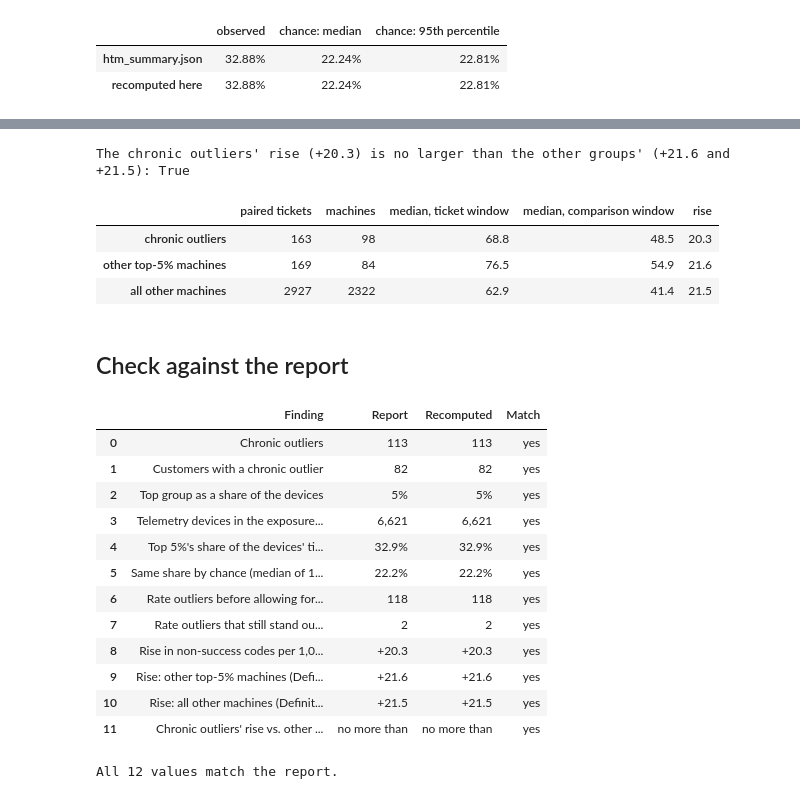
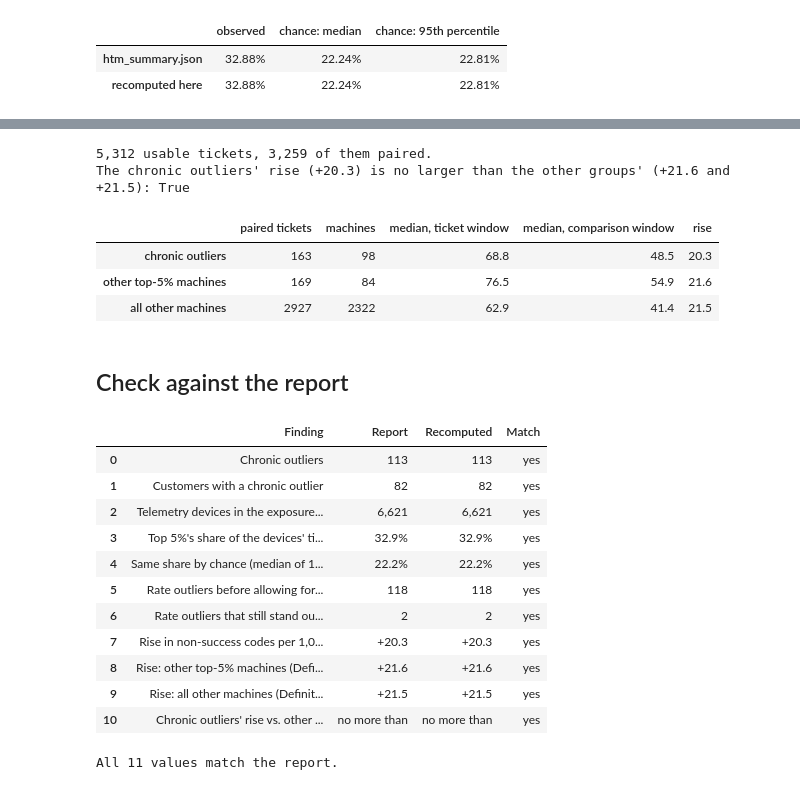
Before and after one commit to zach-yaninek/analytics-lab, a Jupyter notebook: notebooks/02_high_ticket_machines.ipynb, the cells around one changed output, grey strips where cells are left out. Saved outputs shown, nothing was run; the diff lists cells and outputs as text; code cells hidden in the pictures.

```diff
--- a/notebooks/02_high_ticket_machines.ipynb
+++ b/notebooks/02_high_ticket_machines.ipynb
@@ -134,18 +198,16 @@ The script draws every device's tickets 1,000 times from a Poisson distribution
 # %%
 summary = R.read_json(OUT, 'htm_summary.json')
 d4 = summary['D4_concentration']
-chance_median = d4['top5_share_null_median']
-
-# Cross-check. A type's rate is its devices' tickets / months active (types under 100 months share one pooled rate,
-# the rate_group column), and a device's expected tickets are its type's rate x its months active.
-by_type = dev_exp.groupby('rate_group')[['tickets_obs', 'months']].sum()
-expected = (dev_exp.rate_group.map(by_type.tickets_obs / by_type.months) * dev_exp.months).set_axis(dev_exp.machine_id)
-draws = np.random.default_rng(summary['seed']).poisson(expected.reindex(population).to_numpy(),
-                                                       size=(summary['n_sim'], len(population)))
+means = expected.set_axis(dev_exp.machine_id).reindex(population).to_numpy()  # the draws depend on this order
+draws = np.random.default_rng(summary['seed']).poisson(means, size=(summary['n_sim'], n_devices))
 top_draws = -np.sort(-draws, axis=1)[:, :top_k].sum(axis=1) / draws.sum(axis=1)
+chance_median, chance_p95 = float(np.median(top_draws)), float(np.percentile(top_draws, 95))
+ours = {'top5_share_obs': top_share, 'top5_share_null_median': chance_median, 'top5_share_null_p95': chance_p95}
+assert all(round(value, 4) == d4[key] for key, value in ours.items()), \
+    'the observed or simulated shares differ from htm_summary.json'
 pd.DataFrame({'observed': [d4['top5_share_obs'], top_share],
-              'chance: median': [chance_median, np.median(top_draws)],
-              'chance: 95th percentile': [d4['top5_share_null_p95'], np.percentile(top_draws, 95)]},
+              'chance: median': [d4['top5_share_null_median'], chance_median],
+              'chance: 95th percentile': [d4['top5_share_null_p95'], chance_p95]},
              index=['htm_summary.json', 'recomputed here']).map(lambda x: R.pct(x, 2))
 # %% [output]
 |  | observed | chance: median | chance: 95th percentile |
@@ -158,11 +220,20 @@ The negative binomial allows each type's ticket rate to vary between machines. T
 # %%
+fit = pd.DataFrame({'sq': (y - mu) ** 2 - mu, 'e2': mu ** 2}).groupby(rate_group[tested]).sum()
+alpha = rate_group[tested].map((fit.sq / fit.e2).clip(lower=0))
+p_nb = pd.Series([upper_tail(k, m, a) for k, m, a in zip(y, mu, alpha)], index=mu.index)
 q_nb = pd.Series(np.nan, index=dev_exp.index)
-q_nb[tested] = bh(dev_exp.p_nb[tested])
+q_nb[tested] = bh(p_nb)
+assert np.allclose(p_nb, dev_exp.p_nb[tested], rtol=1e-9, atol=0), \
+    "the negative-binomial p-values differ from the script's"
+assert ((q_nb < 0.05) == (dev_exp.q_nb < 0.05)).all(), \
+    'the negative-binomial outliers differ from htm_device_exposure.csv'
 nb_kept = rate_outlier & (q_nb < 0.05)
 n_rate_outliers, n_nb_kept = int(rate_outlier.sum()), int(nb_kept.sum())
+print(f"{len(fit)} rate groups. Our negative-binomial p-values (largest relative difference from the script's: "
+      f"{(p_nb / dev_exp.p_nb[tested] - 1).abs().max():.0e}) and flags match the script's.")
 rows = {'rate outliers (Poisson)': rate_outlier, 'still outliers under the negative binomial': nb_kept}
 pd.DataFrame([{'devices': int(m.sum()), 'tickets': int(dev_exp.tickets_obs[m].sum()),
-               'expected tickets': round(float(dev_exp.expected[m].sum()), 1),
+               'expected tickets': round(float(expected[m].sum()), 1),
                'median months active': float(dev_exp.months[m].median())} for m in rows.values()],
              index=list(rows))
 # %% [output]
@@ -176,5 +250,19 @@ pd.DataFrame([{'devices': int(m.sum()), 'tickets': int(dev_exp.tickets_obs[m].su
 # %%
 pre = R.read_csv(OUT, 'htm_pre_ticket.csv')  # one row per usable unplanned ticket
+
+# The usable and paired tickets, rebuilt from the extract (unplanned is from the cell on the devices)
+usable = unplanned[~unplanned.lookback_truncated & ~unplanned.after_telemetry_end]
+comparison_windows = windows[(windows.window == 'control_minus35d') & windows.case_id.isin(usable.case_id)]
+paired_ids = comparison_windows.case_id[comparison_windows.control_clean.eq(True)
+                                        & ~comparison_windows.lookback_truncated]  # clean and complete windows
+assert pre.case_id.is_unique and set(pre.case_id) == set(usable.case_id), 'htm_pre_ticket.csv is not the usable tickets'
+assert (pre.control_clean_available == pre.case_id.isin(paired_ids)).all(), \
+    'the paired tickets differ from htm_pre_ticket.csv'
+# Each ticket's group, rebuilt from the chronic outliers and the top-5% machines' telemetry devices
+top5_devices = set(machines.telemetry_id[machines.unplanned_tickets >= cut].dropna())
+own_group = np.select([pre.machine_id.isin(chronic.machine_id), pre.machine_id.isin(top5_devices)],
+                      ['chronic', 'workload_outsized'], 'other')
+assert (own_group == pre.group).all(), "htm_pre_ticket.csv's groups differ from the chronic outliers and the top 5%"
 paired = pre[pre.control_clean_available]
 
 
@@ -191,10 +279,12 @@ by_group = (paired.assign(ticket=per_1000(paired.non_success_events_30d, paired.
             .loc[list(groups)].rename(index=groups).rename_axis(None))
 by_group['rise'] = by_group['median, ticket window'] - by_group['median, comparison window']
 rise_chronic, rise_top5, rise_other = by_group['rise']
+print(f'{len(pre):,} usable tickets, {len(paired):,} of them paired.')
 print(f"The chronic outliers' rise ({rise_chronic:+.1f}) is no larger than the other groups' "
       f"({rise_top5:+.1f} and {rise_other:+.1f}): {rise_chronic <= min(rise_top5, rise_other)}")
 by_group.round(1)
 # %% [output]
+5,312 usable tickets, 3,259 of them paired.
 The chronic outliers' rise (+20.3) is no larger than the other groups' (+21.6 and +21.5): True
 |  | paired tickets | machines | median, ticket window | median, comparison window | rise |
 | chronic outliers | 163 | 98 | 68.8 | 48.5 | 20.3 |
@@ -205,31 +295,29 @@ The chronic outliers' rise (+20.3) is no larger than the other groups' (+21.6 an
 # %%
 R.check([
     ('Chronic outliers', '113', R.num(n_chronic)),
     ('Customers with a chronic outlier', '82', R.num(n_chronic_customers)),
-    ('Top group as a share of the devices', '5%', R.pct(top_k / n_devices)),
     ('Telemetry devices in the exposure population', '6,621', R.num(n_devices)),
     ("Top 5%'s share of the devices' tickets", '32.9%', R.pct(top_share, 1)),
     ('Same share by chance (median of 1,000 simulations)', '22.2%', R.pct(chance_median, 1)),
     ('Rate outliers before allowing for spread (docs/05)', '118', R.num(n_rate_outliers)),
     ('Rate outliers that still stand out under the negative binomial', '2', R.num(n_nb_kept)),
     ('Rise in non-success codes per 1,000: chronic outliers (Definitions)', '+20.3', f'{rise_chronic:+.1f}'),
     ('Rise: other top-5% machines (Definitions)', '+21.6', f'{rise_top5:+.1f}'),
     ('Rise: all other machines (Definitions)', '+21.5', f'{rise_other:+.1f}'),
     ("Chronic outliers' rise vs. other machines'", 'no more than',
      'no more than' if rise_chronic <= min(rise_top5, rise_other) else 'more than'),
 ]);
 # %% [output]
 |  | Finding | Report | Recomputed | Match |
 | 0 | Chronic outliers | 113 | 113 | yes |
 | 1 | Customers with a chronic outlier | 82 | 82 | yes |
-| 2 | Top group as a share of the devices | 5% | 5% | yes |
-| 3 | Telemetry devices in the exposure... | 6,621 | 6,621 | yes |
-| 4 | Top 5%'s share of the devices' ti... | 32.9% | 32.9% | yes |
-| 5 | Same share by chance (median of 1... | 22.2% | 22.2% | yes |
-| 6 | Rate outliers before allowing for... | 118 | 118 | yes |
-| 7 | Rate outliers that still stand ou... | 2 | 2 | yes |
-| 8 | Rise in non-success codes per 1,0... | +20.3 | +20.3 | yes |
-| 9 | Rise: other top-5% machines (Defi... | +21.6 | +21.6 | yes |
-| 10 | Rise: all other machines (Definit... | +21.5 | +21.5 | yes |
-| 11 | Chronic outliers' rise vs. other ... | no more than | no more than | yes |
+| 2 | Telemetry devices in the exposure... | 6,621 | 6,621 | yes |
+| 3 | Top 5%'s share of the devices' ti... | 32.9% | 32.9% | yes |
+| 4 | Same share by chance (median of 1... | 22.2% | 22.2% | yes |
+| 5 | Rate outliers before allowing for... | 118 | 118 | yes |
+| 6 | Rate outliers that still stand ou... | 2 | 2 | yes |
+| 7 | Rise in non-success codes per 1,0... | +20.3 | +20.3 | yes |
+| 8 | Rise: other top-5% machines (Defi... | +21.6 | +21.6 | yes |
+| 9 | Rise: all other machines (Definit... | +21.5 | +21.5 | yes |
+| 10 | Chronic outliers' rise vs. other ... | no more than | no more than | yes |
-All 12 values match the report.
+All 11 values match the report.
```
Also changed, not shown: parts of 11 cells of this notebook, 7 other files.
